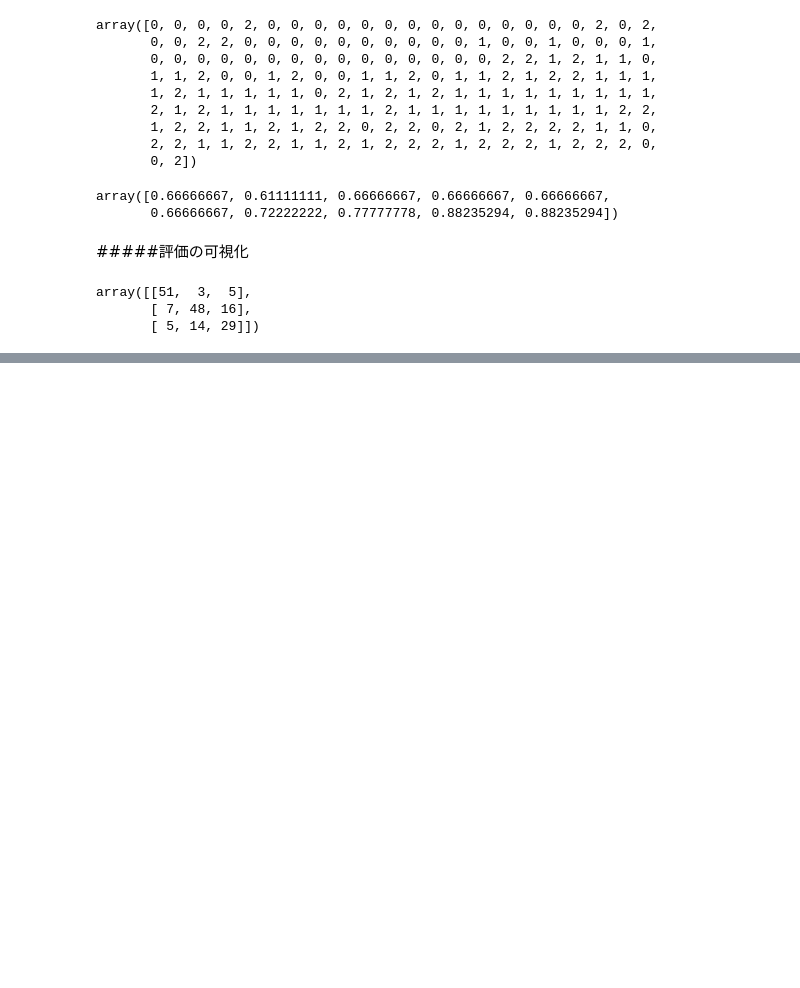
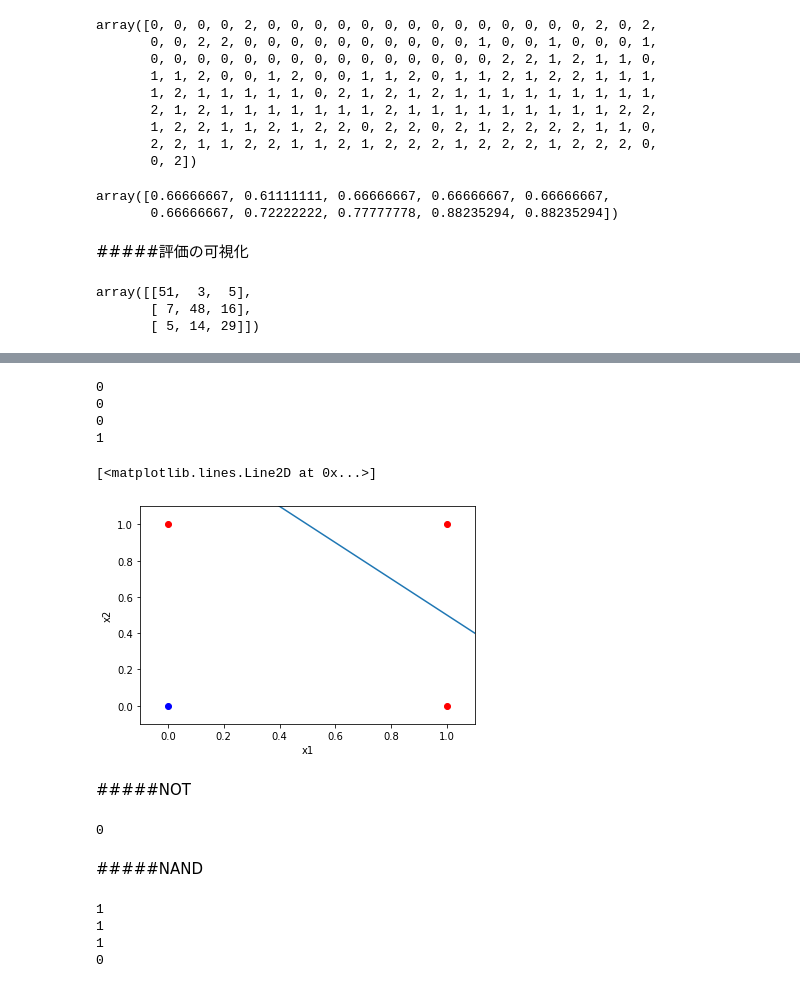
Before and after one commit to piropann/colab, a Jupyter notebook: Untitled0.ipynb, the cells around one changed output, grey strips where cells are left out. Cells and saved outputs as stored; diff of their text form; code cells hidden in the pictures; blank space fills up the shorter version.

```diff
--- a/Untitled0.ipynb
+++ b/Untitled0.ipynb
@@ -449,0 +567,27 @@ array([[51,  3,  5],
+# %%
+print(and_func(0,0))
+print(and_func(0,1))
+print(and_func(1,0))
+print(and_func(1,1))
+# %% [output]
+0
+0
+0
+1
+# %%
+x=np.linspace(-0.1,1.1)
+y=-(0.6/0.6)*x + (1.5)
+plt.xlim(-0.1,1.1)
+plt.ylim(-0.1,1.1)
+plt.xlabel("x1")
+plt.ylabel("x2")
+plt.plot(0,0,'bo')
+plt.plot(0,1,'ro')
+plt.plot(1,0,'ro')
+plt.plot(1,1,'ro')
+plt.plot(x,y)
+# %% [output]
+[<matplotlib.lines.Line2D at 0x...>]
+[figure, added]
+# %% [markdown]
+#####NOT
@@ -449,0 +600,6 @@ array([[51,  3,  5],
+# %%
+not_(1)
+# %% [output]
+0
+# %% [markdown]
+#####NAND
@@ -449,0 +609,10 @@ array([[51,  3,  5],
+# %%
+print(nand(0,0))
+print(nand(0,1))
+print(nand(1,0))
+print(nand(1,1))
+# %% [output]
+1
+1
+1
+0
```
Also changed, not shown: parts of 44 cells of this notebook.
